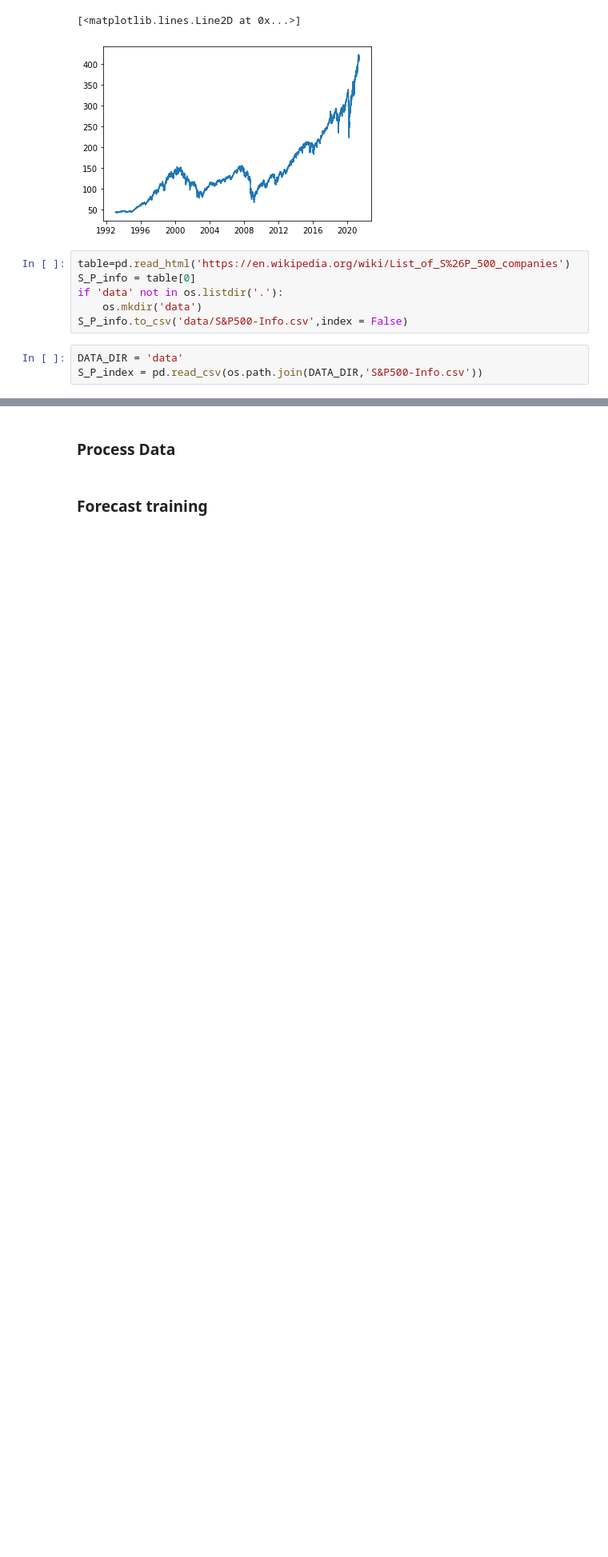
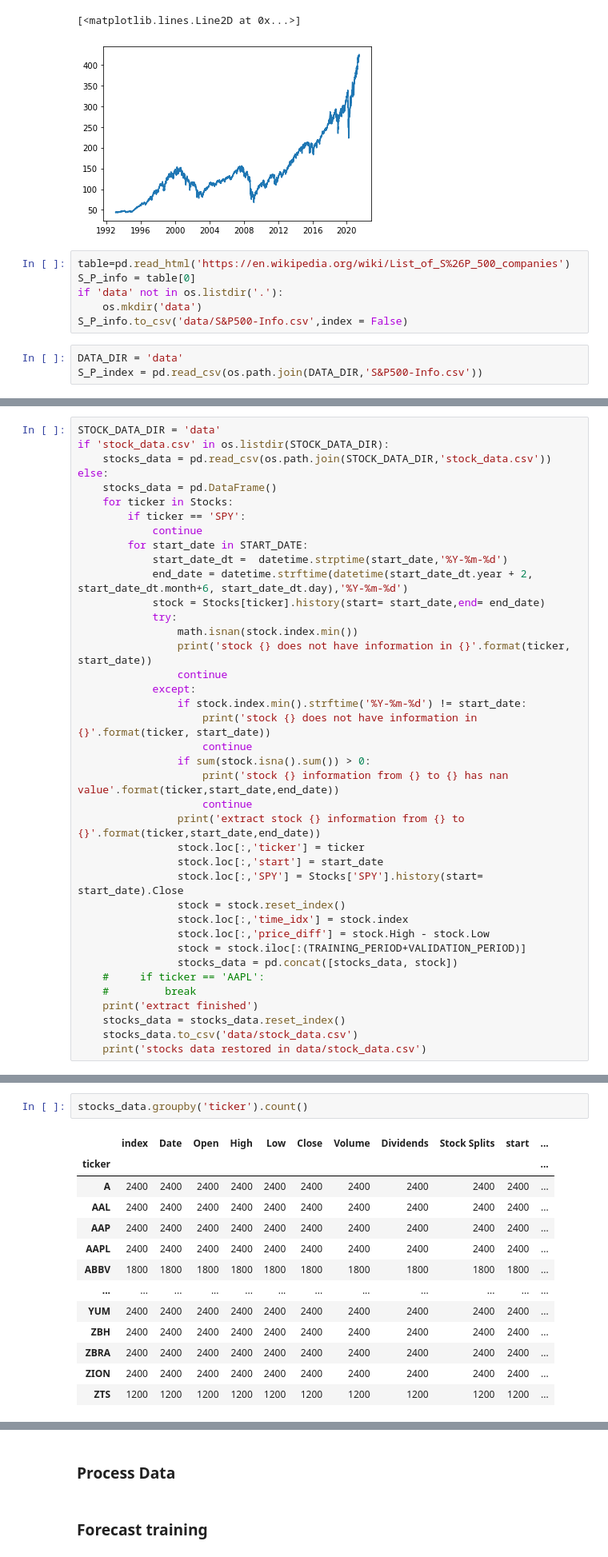
Before and after one commit to dukesky/StockRistAnalysis, a Jupyter notebook: StockDataExplore.ipynb, the cells around one changed output, grey strips where cells are left out. Shown: that part at 80% size. Saved outputs shown, nothing was run; the diff lists cells and outputs as text; blank space fills up the shorter version.

```diff
--- a/StockDataExplore.ipynb
+++ b/StockDataExplore.ipynb
@@ -186,0 +151,39 @@ Name: To Grade, dtype: int64
+# %%
+STOCK_DATA_DIR = 'data'
+if 'stock_data.csv' in os.listdir(STOCK_DATA_DIR):
+    stocks_data = pd.read_csv(os.path.join(STOCK_DATA_DIR,'stock_data.csv'))
+else:
+    stocks_data = pd.DataFrame()
+    for ticker in Stocks:
+        if ticker == 'SPY':
+            continue
+        for start_date in START_DATE:
+            start_date_dt =  datetime.strptime(start_date,'%Y-%m-%d')
+            end_date = datetime.strftime(datetime(start_date_dt.year + 2, start_date_dt.month+6, start_date_dt.day),'%Y-%m-%d')
+            stock = Stocks[ticker].history(start= start_date,end= end_date)
+            try:
+                math.isnan(stock.index.min())
+                print('stock {} does not have information in {}'.format(ticker, start_date))
+                continue
+            except:
+                if stock.index.min().strftime('%Y-%m-%d') != start_date:
+                    print('stock {} does not have information in {}'.format(ticker, start_date))
+                    continue
+                if sum(stock.isna().sum()) > 0:
+                    print('stock {} information from {} to {} has nan value'.format(ticker,start_date,end_date))
+                    continue
+                print('extract stock {} information from {} to {}'.format(ticker,start_date,end_date))
+                stock.loc[:,'ticker'] = ticker
+                stock.loc[:,'start'] = start_date
+                stock.loc[:,'SPY'] = Stocks['SPY'].history(start= start_date).Close
+                stock = stock.reset_index()
+                stock.loc[:,'time_idx'] = stock.index
+                stock.loc[:,'price_diff'] = stock.High - stock.Low
+                stock = stock.iloc[:(TRAINING_PERIOD+VALIDATION_PERIOD)]
+                stocks_data = pd.concat([stocks_data, stock])
+    #     if ticker == 'AAPL':
+    #         break
+    print('extract finished')
+    stocks_data = stocks_data.reset_index()
+    stocks_data.to_csv('data/stock_data.csv')
+    print('stocks data restored in data/stock_data.csv')
@@ -186,0 +439,16 @@ Name: To Grade, dtype: int64
+# %%
+stocks_data.groupby('ticker').count()
+# %% [output]
+|  | index | Date | Open | High | Low | Close | Volume | Dividends | Stock Splits | start | ... |
+| ticker |  |  |  |  |  |  |  |  |  |  | ... |
+| A | 2400 | 2400 | 2400 | 2400 | 2400 | 2400 | 2400 | 2400 | 2400 | 2400 | ... |
+| AAL | 2400 | 2400 | 2400 | 2400 | 2400 | 2400 | 2400 | 2400 | 2400 | 2400 | ... |
+| AAP | 2400 | 2400 | 2400 | 2400 | 2400 | 2400 | 2400 | 2400 | 2400 | 2400 | ... |
+| AAPL | 2400 | 2400 | 2400 | 2400 | 2400 | 2400 | 2400 | 2400 | 2400 | 2400 | ... |
+| ABBV | 1800 | 1800 | 1800 | 1800 | 1800 | 1800 | 1800 | 1800 | 1800 | 1800 | ... |
+| ... | ... | ... | ... | ... | ... | ... | ... | ... | ... | ... | ... |
+| YUM | 2400 | 2400 | 2400 | 2400 | 2400 | 2400 | 2400 | 2400 | 2400 | 2400 | ... |
+| ZBH | 2400 | 2400 | 2400 | 2400 | 2400 | 2400 | 2400 | 2400 | 2400 | 2400 | ... |
+| ZBRA | 2400 | 2400 | 2400 | 2400 | 2400 | 2400 | 2400 | 2400 | 2400 | 2400 | ... |
+| ZION | 2400 | 2400 | 2400 | 2400 | 2400 | 2400 | 2400 | 2400 | 2400 | 2400 | ... |
+| ZTS | 1200 | 1200 | 1200 | 1200 | 1200 | 1200 | 1200 | 1200 | 1200 | 1200 | ... |
```
Also changed, not shown: parts of 53 cells of this notebook, 2 other files.
